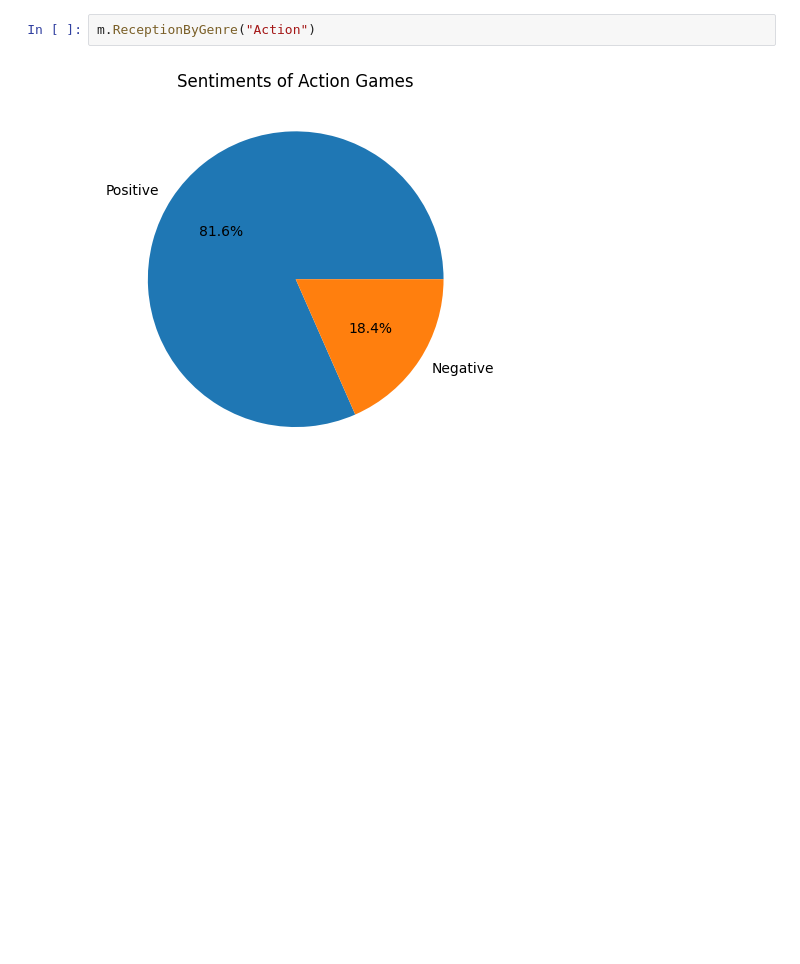
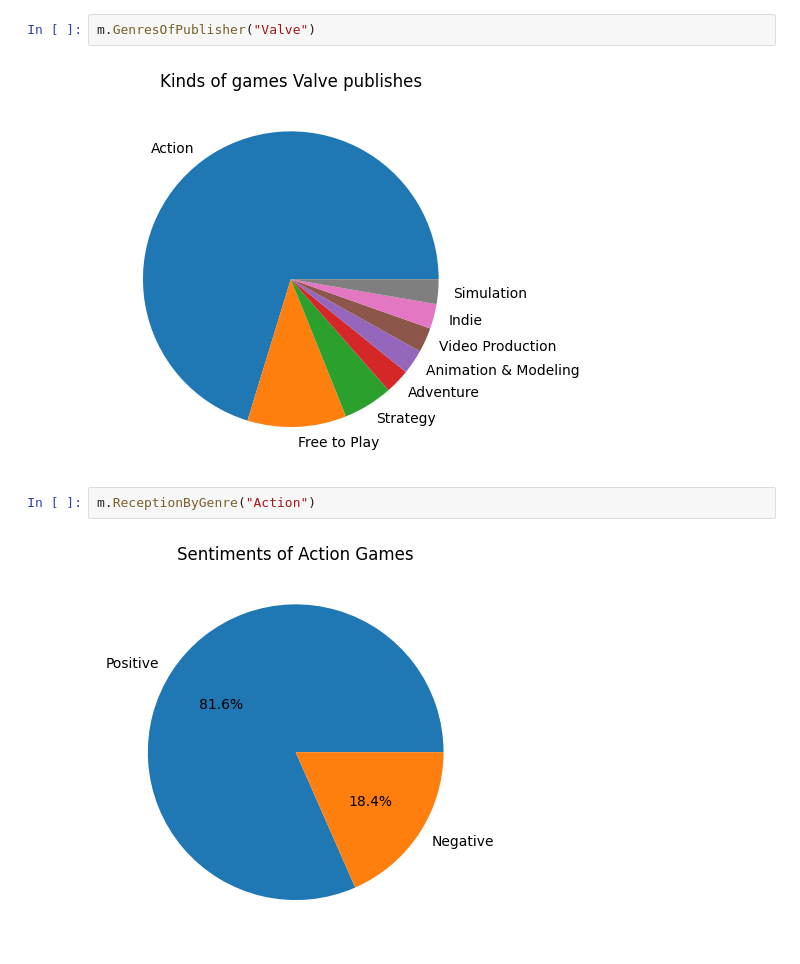
Before and after one commit to PatrickFDoyle/cse314-project-Farley-Doyle, a Jupyter notebook: presentation.ipynb, the cells around one changed output. Saved outputs shown, nothing was run; the diff lists cells and outputs as text; blank space fills up the shorter version.

Commit message:
Publisher graph finished. Everything works as intended now, now we just have to right the documentation

```diff
--- a/presentation.ipynb
+++ b/presentation.ipynb
@@ -7,3 +3,7 @@ None
+# %%
+m.GenresOfPublisher("Valve")
+# %% [output]
+[figure, added]
 # %%
 m.ReceptionByGenre("Action")
 # %% [output]
```
Also changed, not shown: parts of 1 cell of this notebook, 1 other file.
